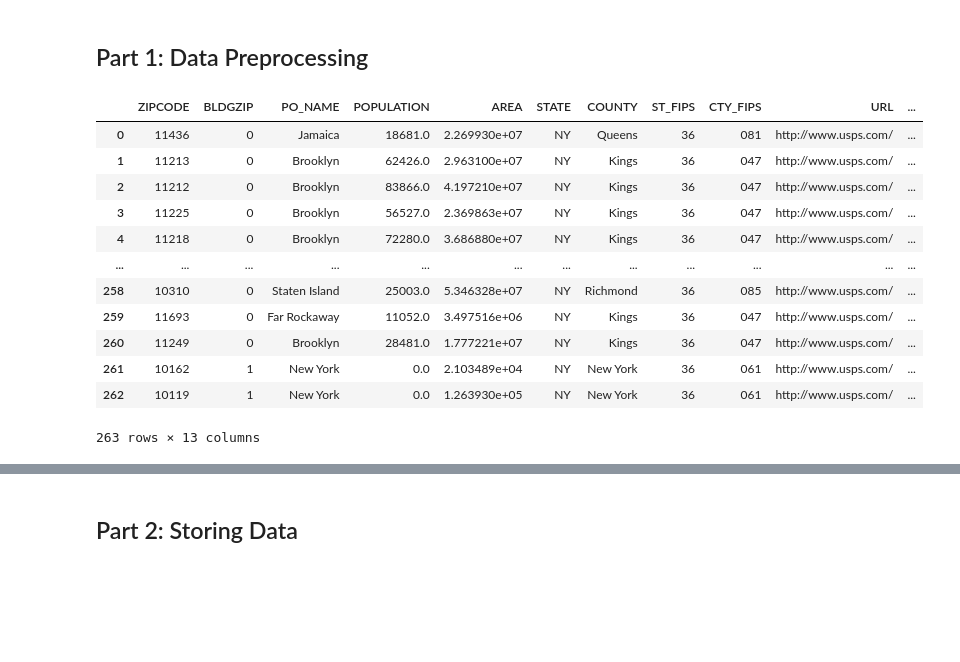
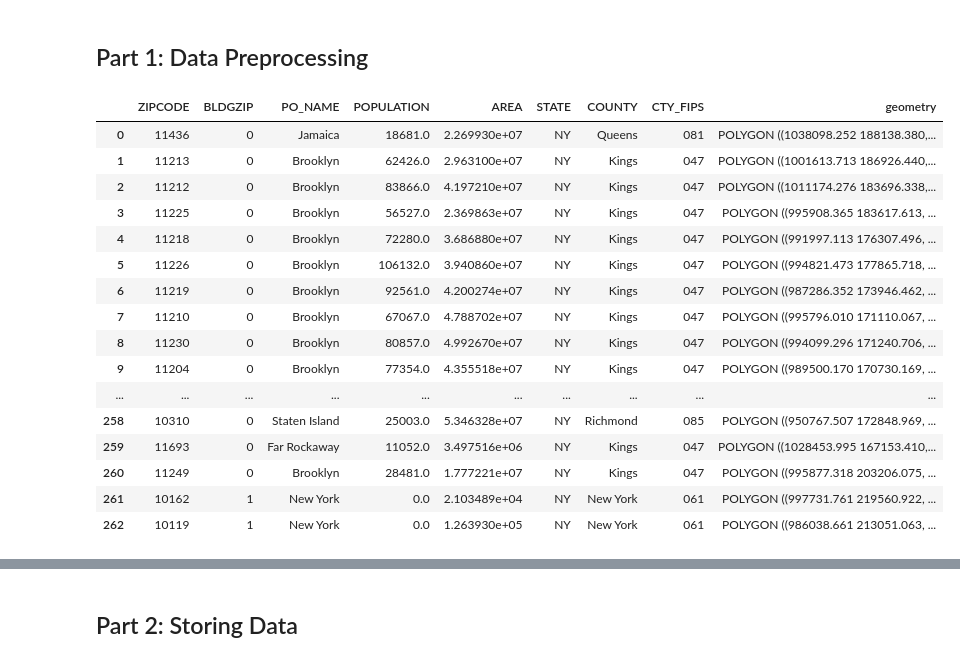
Before and after one commit to JiYu-Ella/Final_Project, a Jupyter notebook: Project Template.ipynb, the cells around one changed output, grey strips where cells are left out. Cells and saved outputs as stored; diff of their text form; code cells hidden in the pictures; blank space fills up the shorter version.

Commit message:
Change file path and update the load_data function
Changed the file path for zillow_rent_data.csv and also updated the load_data file in order to clean the data

```diff
--- a/Project Template.ipynb
+++ b/Project Template.ipynb
@@ -77,23 +77,30 @@ def download_nyc_geojson_data(url, force=False):
     return filename
 # %%
 def load_and_clean_zipcodes(zipcode_datafile):
-    nyc_zipcodes = gpd.read_file(zipcode_datafile)
+    raw_zipcodes = gpd.read_file(zipcode_datafile)  # read file
+    #pd.set_option('display.max_rows', None)         #display for data cleaning
+    raw_zipcodes.dropna(inplace = True)             #drop NaN values
+    nyc_zipcodes = raw_zipcodes.drop(['ST_FIPS','URL', 'SHAPE_AREA', 'SHAPE_LEN'], axis=1) #drop useless columns
     return nyc_zipcodes
-load_and_clean_zipcodes(ZIPCODE_DATA_FILE)
+#load_and_clean_zipcodes(ZIPCODE_DATA_FILE)
 # %% [output]
-|  | ZIPCODE | BLDGZIP | PO_NAME | POPULATION | AREA | STATE | COUNTY | ST_FIPS | CTY_FIPS | URL | ... |
-| 0 | 11436 | 0 | Jamaica | 18681.0 | 2.269930e+07 | NY | Queens | 36 | 081 | http://www.usps.com/ | ... |
-| 1 | 11213 | 0 | Brooklyn | 62426.0 | 2.963100e+07 | NY | Kings | 36 | 047 | http://www.usps.com/ | ... |
-| 2 | 11212 | 0 | Brooklyn | 83866.0 | 4.197210e+07 | NY | Kings | 36 | 047 | http://www.usps.com/ | ... |
-| 3 | 11225 | 0 | Brooklyn | 56527.0 | 2.369863e+07 | NY | Kings | 36 | 047 | http://www.usps.com/ | ... |
-| 4 | 11218 | 0 | Brooklyn | 72280.0 | 3.686880e+07 | NY | Kings | 36 | 047 | http://www.usps.com/ | ... |
-| ... | ... | ... | ... | ... | ... | ... | ... | ... | ... | ... | ... |
-| 258 | 10310 | 0 | Staten Island | 25003.0 | 5.346328e+07 | NY | Richmond | 36 | 085 | http://www.usps.com/ | ... |
-| 259 | 11693 | 0 | Far Rockaway | 11052.0 | 3.497516e+06 | NY | Kings | 36 | 047 | http://www.usps.com/ | ... |
-| 260 | 11249 | 0 | Brooklyn | 28481.0 | 1.777221e+07 | NY | Kings | 36 | 047 | http://www.usps.com/ | ... |
-| 261 | 10162 | 1 | New York | 0.0 | 2.103489e+04 | NY | New York | 36 | 061 | http://www.usps.com/ | ... |
-| 262 | 10119 | 1 | New York | 0.0 | 1.263930e+05 | NY | New York | 36 | 061 | http://www.usps.com/ | ... |
+|  | ZIPCODE | BLDGZIP | PO_NAME | POPULATION | AREA | STATE | COUNTY | CTY_FIPS | geometry |
+| 0 | 11436 | 0 | Jamaica | 18681.0 | 2.269930e+07 | NY | Queens | 081 | POLYGON ((1038098.252 188138.380,... |
+| 1 | 11213 | 0 | Brooklyn | 62426.0 | 2.963100e+07 | NY | Kings | 047 | POLYGON ((1001613.713 186926.440,... |
+| 2 | 11212 | 0 | Brooklyn | 83866.0 | 4.197210e+07 | NY | Kings | 047 | POLYGON ((1011174.276 183696.338,... |
+| 3 | 11225 | 0 | Brooklyn | 56527.0 | 2.369863e+07 | NY | Kings | 047 | POLYGON ((995908.365 183617.613, ... |
+| 4 | 11218 | 0 | Brooklyn | 72280.0 | 3.686880e+07 | NY | Kings | 047 | POLYGON ((991997.113 176307.496, ... |
+| 5 | 11226 | 0 | Brooklyn | 106132.0 | 3.940860e+07 | NY | Kings | 047 | POLYGON ((994821.473 177865.718, ... |
+| 6 | 11219 | 0 | Brooklyn | 92561.0 | 4.200274e+07 | NY | Kings | 047 | POLYGON ((987286.352 173946.462, ... |
+| 7 | 11210 | 0 | Brooklyn | 67067.0 | 4.788702e+07 | NY | Kings | 047 | POLYGON ((995796.010 171110.067, ... |
+| 8 | 11230 | 0 | Brooklyn | 80857.0 | 4.992670e+07 | NY | Kings | 047 | POLYGON ((994099.296 171240.706, ... |
+| 9 | 11204 | 0 | Brooklyn | 77354.0 | 4.355518e+07 | NY | Kings | 047 | POLYGON ((989500.170 170730.169, ... |
+| ... | ... | ... | ... | ... | ... | ... | ... | ... | ... |
+| 258 | 10310 | 0 | Staten Island | 25003.0 | 5.346328e+07 | NY | Richmond | 085 | POLYGON ((950767.507 172848.969, ... |
+| 259 | 11693 | 0 | Far Rockaway | 11052.0 | 3.497516e+06 | NY | Kings | 047 | POLYGON ((1028453.995 167153.410,... |
+| 260 | 11249 | 0 | Brooklyn | 28481.0 | 1.777221e+07 | NY | Kings | 047 | POLYGON ((995877.318 203206.075, ... |
+| 261 | 10162 | 1 | New York | 0.0 | 2.103489e+04 | NY | New York | 061 | POLYGON ((997731.761 219560.922, ... |
+| 262 | 10119 | 1 | New York | 0.0 | 1.263930e+05 | NY | New York | 061 | POLYGON ((986038.661 213051.063, ... |
-263 rows × 13 columns
 # %%
 def download_and_clean_311_data():
     url_311 = BASE_NYC_DATA_URL + NYC_DATA_311
```
Also changed, not shown: parts of 6 cells of this notebook, 1 other file.
